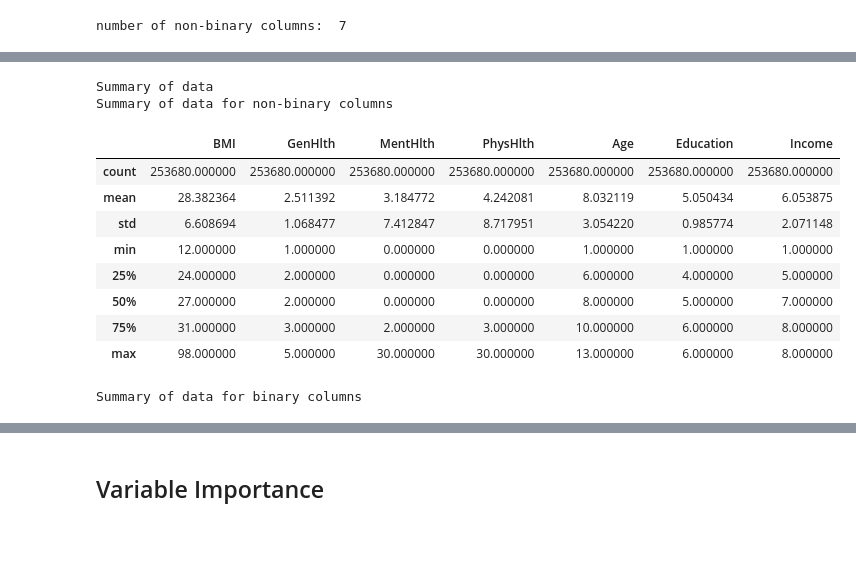
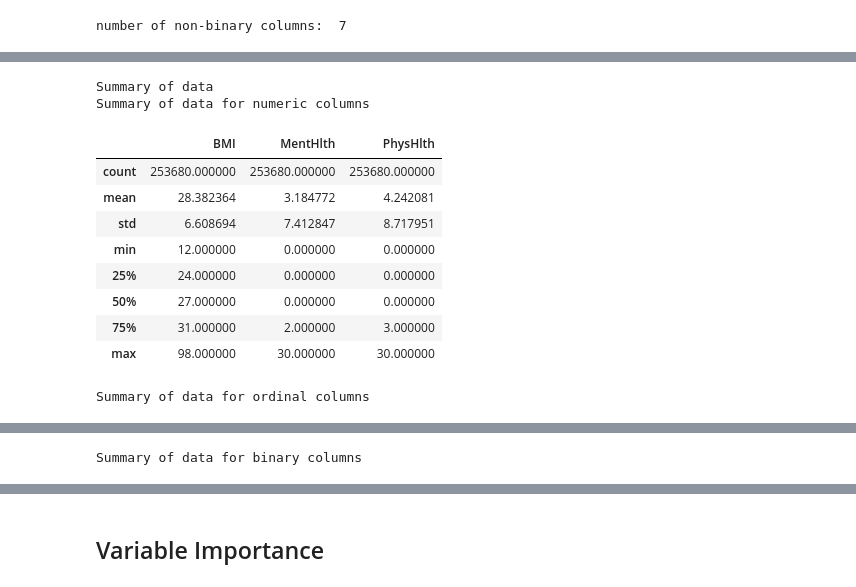
Before and after one commit to RileyLeo/Diabetes-Prediction-ML, a Jupyter notebook: notebook.ipynb, the cells around one changed output, grey strips where cells are left out. Drawn from its saved outputs; the diff is of its cells as text; code cells hidden in the pictures; blank space fills up the shorter version.

```diff
--- a/notebook.ipynb
+++ b/notebook.ipynb
@@ -183,3 +183,17 @@ number of binary columns:  15
 Non-Binary Columns
 ['BMI', 'GenHlth', 'MentHlth', 'PhysHlth', 'Age', 'Education', 'Income']
 number of non-binary columns:  7
+# %%
+# check if data is ordinal or nominal
+print("\nNumerical Ordinal Columns Check")
+display(diabetes_health_indicators_data[diabetes_health_indicators_data_non_binary_columns].describe())
+display(diabetes_health_indicators_data[diabetes_health_indicators_data_non_binary_columns].astype('object').describe().loc[['count', 'unique']])
+# conclusion: GenHlth, Age, Education, Income are ordinal variables
+diabetes_health_indicators_data_ordinal_columns = ['GenHlth', 'Age', 'Education', 'Income']
+diabetes_health_indicators_data_numeric_columns = [column_name for column_name in diabetes_health_indicators_data_non_binary_columns if column_name not in diabetes_health_indicators_data_ordinal_columns]
+print("\nNumerical Columns")
+display(diabetes_health_indicators_data_numeric_columns)
+print('number of numerical columns: ', len(diabetes_health_indicators_data_numeric_columns))
+print("\nOrdinal Columns")
+display(diabetes_health_indicators_data_ordinal_columns)
+print('number of ordinal columns: ', len(diabetes_health_indicators_data_ordinal_columns))
@@ -186,22 +221,24 @@ number of non-binary columns:  7
 # %%
 #  summary of data
 print("Summary of data")
-print("Summary of data for non-binary columns")
-display(diabetes_health_indicators_data[diabetes_health_indicators_data_non_binary_columns].describe())
+print("Summary of data for numeric columns")
+display(diabetes_health_indicators_data[diabetes_health_indicators_data_numeric_columns].describe())
+print('Summary of data for ordinal columns')
+display(diabetes_health_indicators_data[diabetes_health_indicators_data_ordinal_columns].astype('object').describe())
 print("Summary of data for binary columns")
 # change binary columns to object type
 diabetes_health_indicators_data_object_type = diabetes_health_indicators_data[diabetes_health_indicators_data_binary_columns].astype('object')
 display(diabetes_health_indicators_data_object_type.describe())
 # %% [output]
 Summary of data
-Summary of data for non-binary columns
+Summary of data for numeric columns
-|  | BMI | GenHlth | MentHlth | PhysHlth | Age | Education | Income |
-| count | 253680.000000 | 253680.000000 | 253680.000000 | 253680.000000 | 253680.000000 | 253680.000000 | 253680.000000 |
-| mean | 28.382364 | 2.511392 | 3.184772 | 4.242081 | 8.032119 | 5.050434 | 6.053875 |
-| std | 6.608694 | 1.068477 | 7.412847 | 8.717951 | 3.054220 | 0.985774 | 2.071148 |
-| min | 12.000000 | 1.000000 | 0.000000 | 0.000000 | 1.000000 | 1.000000 | 1.000000 |
-| 25% | 24.000000 | 2.000000 | 0.000000 | 0.000000 | 6.000000 | 4.000000 | 5.000000 |
-| 50% | 27.000000 | 2.000000 | 0.000000 | 0.000000 | 8.000000 | 5.000000 | 7.000000 |
-| 75% | 31.000000 | 3.000000 | 2.000000 | 3.000000 | 10.000000 | 6.000000 | 8.000000 |
-| max | 98.000000 | 5.000000 | 30.000000 | 30.000000 | 13.000000 | 6.000000 | 8.000000 |
+|  | BMI | MentHlth | PhysHlth |
+| count | 253680.000000 | 253680.000000 | 253680.000000 |
+| mean | 28.382364 | 3.184772 | 4.242081 |
+| std | 6.608694 | 7.412847 | 8.717951 |
+| min | 12.000000 | 0.000000 | 0.000000 |
+| 25% | 24.000000 | 0.000000 | 0.000000 |
+| 50% | 27.000000 | 0.000000 | 0.000000 |
+| 75% | 31.000000 | 2.000000 | 3.000000 |
+| max | 98.000000 | 30.000000 | 30.000000 |
-Summary of data for binary columns
+Summary of data for ordinal columns
@@ -212,0 +250 @@ Summary of data for binary columns
+Summary of data for binary columns
```
Also changed, not shown: parts of 33 cells of this notebook, 1 other file.
